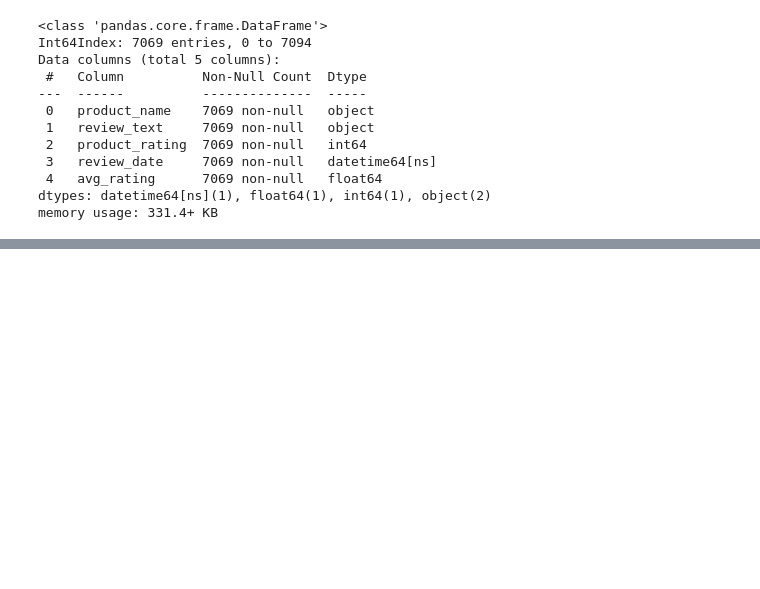
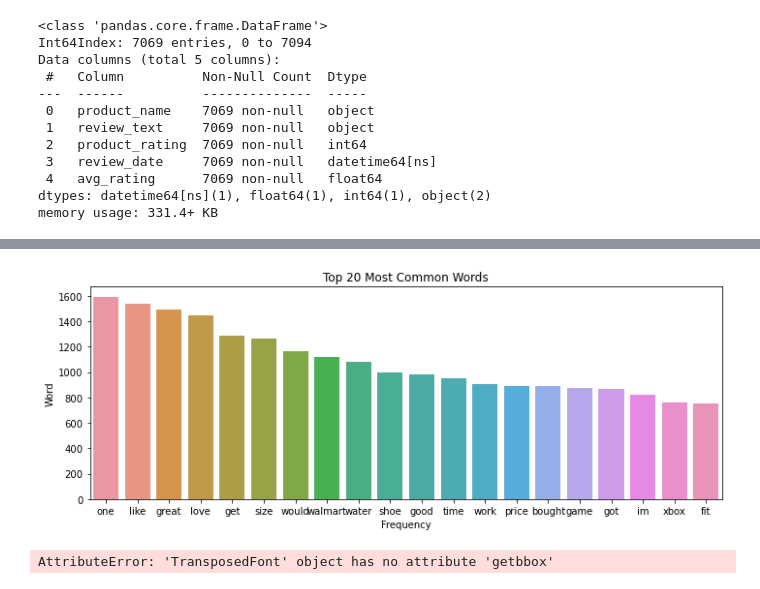
Before and after one commit to Masinde10/Group3-Phase5-Project, a Jupyter notebook: Sentiment Analysis.ipynb, the cells around one changed output, grey strips where cells are left out. Cells and saved outputs as stored; diff of their text form; code cells hidden in the pictures; blank space fills up the shorter version.

```diff
--- a/Sentiment Analysis.ipynb
+++ b/Sentiment Analysis.ipynb
@@ -202,0 +282,22 @@ memory usage: 331.4+ KB
+# %%
+def preprocess_text(text):
+  """
+  Tokenize cleaned text, remove stopwords and perform lammatization
+  """
+
+  tokens = text.split()
+
+  tokens = [lammatizer.lemmatize(word) for word in tokens if word not in stopwords]
+
+  return ' '.join(tokens)
+# %%
+df['preprocessedText'] = df['cleaned_reviews'].apply(preprocess_text)
+# %%
+all_text = " ".join(df['preprocessedText'])
+# %%
+word_count = Counter(all_text.split())
+most_commons = word_count.most_common(20)
+# Creating dataframe for easy visualization
+
+most_common_df = pd.DataFrame(most_commons, columns=['word', 'count'])
+most_common_df.head()
@@ -202,0 +311,22 @@ memory usage: 331.4+ KB
+# %%
+#visualization
+plt.figure(figsize=(10,4))
+sns.barplot(x='word', y = 'count' ,data = most_common_df)
+plt.xlabel("Frequency")
+plt.ylabel("Word")
+plt.title("Top 20 Most Common Words")
+plt.tight_layout()
+plt.show()
+# %% [output]
+[figure, added]
+# %%
+from wordcloud import WordCloud
+
+
+wordcloud = WordCloud(width=800, height=400, background_color='white').generate(all_text)
+plt.figure(figsize=(10,6))
+plt.imshow(wordcloud, interpolation='bilinear')
+plt.axis('off')
+plt.show()
+# %% [output]
+AttributeError: 'TransposedFont' object has no attribute 'getbbox'
```
Also changed, not shown: parts of 16 cells of this notebook.
